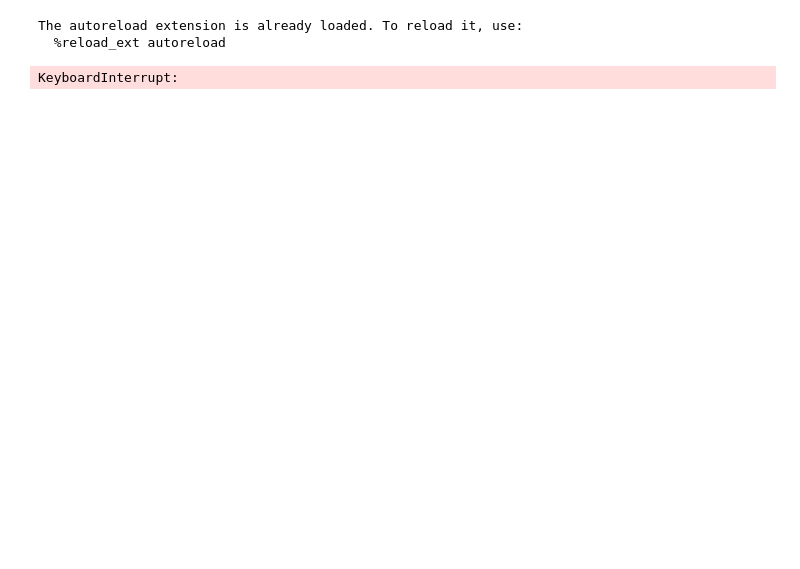
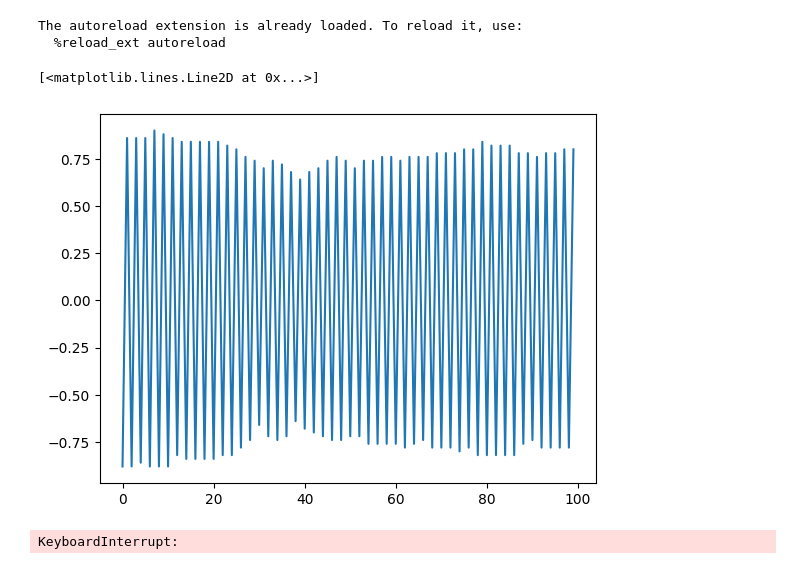
Before and after one commit to weenming/Monte-Carlo-Toolbox, a Jupyter notebook: wolff/mid.ipynb, the cells around one changed output. Drawn from its saved outputs; the diff is of its cells as text; code cells hidden in the pictures; blank space fills up the shorter version.

```diff
--- a/wolff/mid.ipynb
+++ b/wolff/mid.ipynb
@@ -18,27 +28,18 @@ L = 20
 # %% [output]
 The autoreload extension is already loaded. To reload it, use:
   %reload_ext autoreload
-# %%
-# run and save
-
-def run_exp(L, step_num, T):
-    ising = Ising2DWolff(L, )
-    logger = wolff_algorithm(ising, 1, 1000, flip_all=False)
-    pickle.dump(logger, open(f'./save/2d_ising_model_L={L}_T={T}_step_num={step_num}.pkl', 'wb'))
-    return logger
-
-
-def load_logger(L, step_num, T):
-    logger = pickle.load(open(f'./save/2d_ising_model_L={L}_T={T}_step_num={step_num}.pkl', 'rb'))
-    return logger
-
-
-for T in np.linspace(0.1, 2, 100):
-    for L in [5, 10, 20]:
-        run_exp(L, 1000, T)
-# %% [output]
-KeyboardInterrupt:
 # %%
-
+logger = run_exp(10, 1000, 3)
 fig, ax = plt.subplots(1, 1)
-ax.plot(logger.states[:, 0, :, :].mean((-1, -2)))
+ax.plot(logger.states[-100:, 0, :, :].mean((-1, -2)))
+# %% [output]
+[<matplotlib.lines.Line2D at 0x...>]
+[figure, added]
+# %%
+# run and save
+
+for T in np.linspace(1, 3, 100):
+    for L in [5, 10, 20]:
+        run_exp(L, 1000, T)
+# %% [output]
+KeyboardInterrupt:
```
Also changed, not shown: parts of 1 cell of this notebook, 1 other file.
